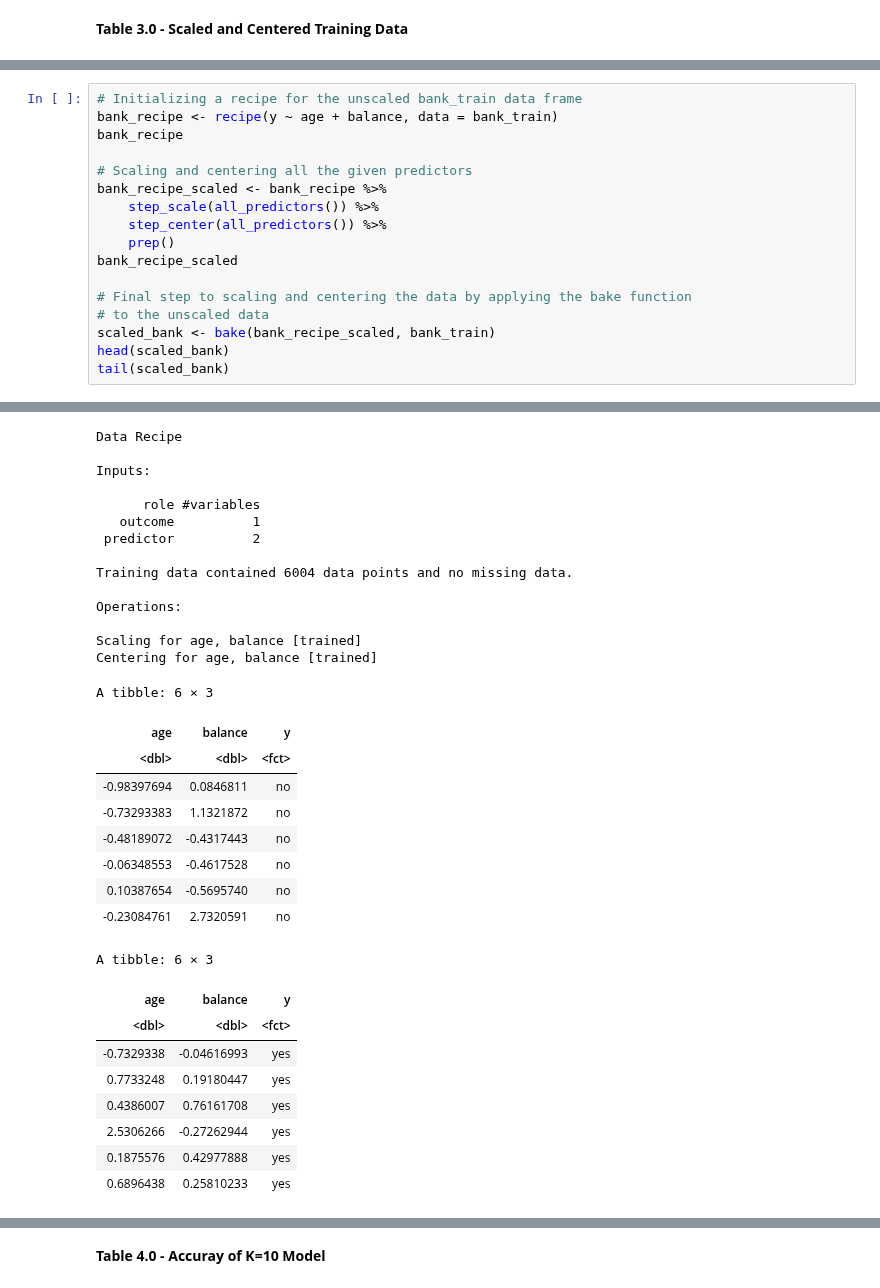
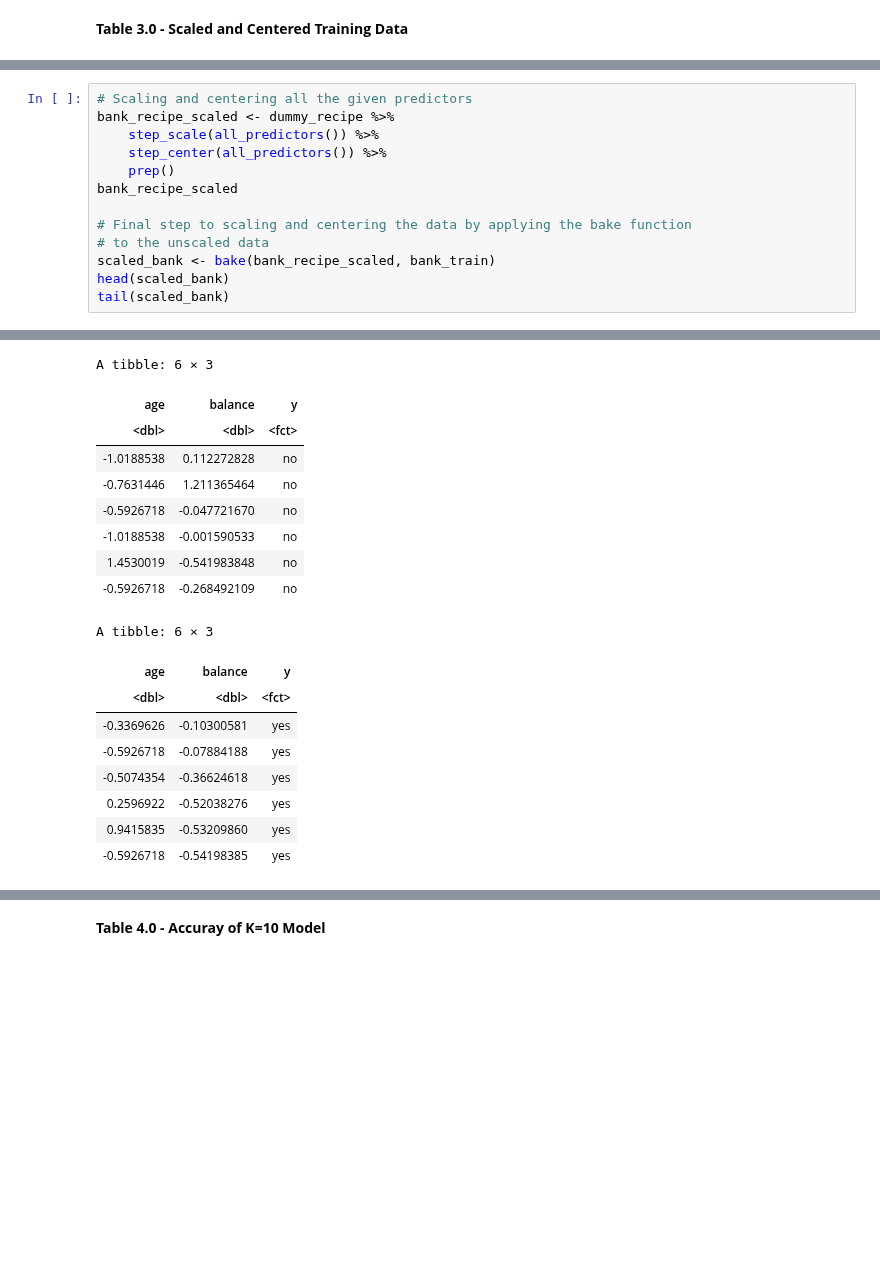
Before and after one commit to Kyungmin725/group34, a Jupyter notebook: group-project34.ipynb, the cells around one changed output, grey strips where cells are left out. Saved outputs shown, nothing was run; the diff lists cells and outputs as text; blank space fills up the shorter version.

```diff
--- a/group-project34.ipynb
+++ b/group-project34.ipynb
@@ -209,10 +187,6 @@ A tibble: 6 × 3
 # %%
-# Initializing a recipe for the unscaled bank_train data frame
-bank_recipe <- recipe(y ~ age + balance, data = bank_train)
-bank_recipe
-
 # Scaling and centering all the given predictors
-bank_recipe_scaled <- bank_recipe %>%
+bank_recipe_scaled <- dummy_recipe %>%
     step_scale(all_predictors()) %>%
     step_center(all_predictors()) %>%
     prep()
@@ -234,35 +215,21 @@ Inputs:
-Data Recipe
-
-Inputs:
-
-      role #variables
-   outcome          1
- predictor          2
-
-Training data contained 6004 data points and no missing data.
-
-Operations:
-
-Scaling for age, balance [trained]
-Centering for age, balance [trained]
+A tibble: 6 × 3
+| age | balance | y |
+| <dbl> | <dbl> | <fct> |
+| -1.0188538 | 0.112272828 | no |
+| -0.7631446 | 1.211365464 | no |
+| -0.5926718 | -0.047721670 | no |
+| -1.0188538 | -0.001590533 | no |
+| 1.4530019 | -0.541983848 | no |
+| -0.5926718 | -0.268492109 | no |
 A tibble: 6 × 3
-| age | balance | y |
-| <dbl> | <dbl> | <fct> |
-| -0.98397694 | 0.0846811 | no |
-| -0.73293383 | 1.1321872 | no |
-| -0.48189072 | -0.4317443 | no |
-| -0.06348553 | -0.4617528 | no |
-| 0.10387654 | -0.5695740 | no |
-| -0.23084761 | 2.7320591 | no |
-A tibble: 6 × 3
 | age | balance | y |
 | <dbl> | <dbl> | <fct> |
-| -0.7329338 | -0.04616993 | yes |
-| 0.7733248 | 0.19180447 | yes |
-| 0.4386007 | 0.76161708 | yes |
-| 2.5306266 | -0.27262944 | yes |
-| 0.1875576 | 0.42977888 | yes |
-| 0.6896438 | 0.25810233 | yes |
+| -0.3369626 | -0.10300581 | yes |
+| -0.5926718 | -0.07884188 | yes |
+| -0.5074354 | -0.36624618 | yes |
+| 0.2596922 | -0.52038276 | yes |
+| 0.9415835 | -0.53209860 | yes |
+| -0.5926718 | -0.54198385 | yes |
 # %%
 # Plot of the scaled age and balance data with the
 # factor y colored on every single points.
```
Also changed, not shown: parts of 11 cells of this notebook.
